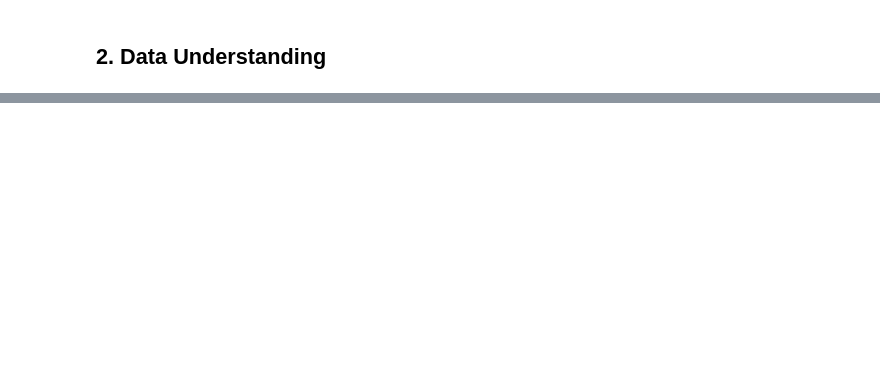
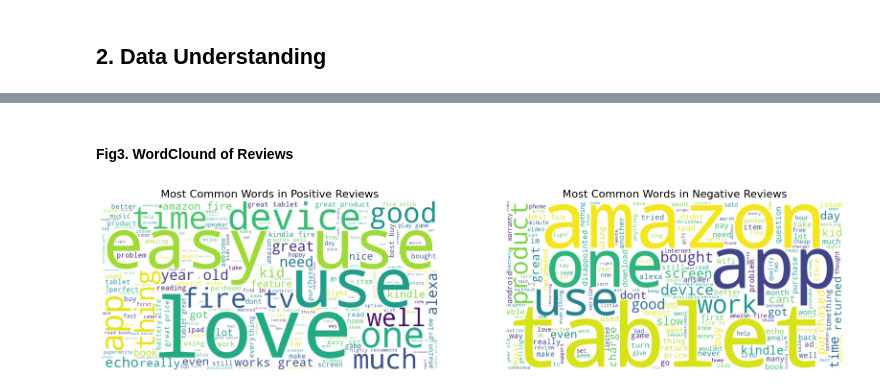
Before and after one commit to hungkaihsin/Capstone-Projet-of-Customer-Analytics, a Jupyter notebook: main.ipynb, the cells around one changed output, grey strips where cells are left out. Drawn from its saved outputs; the diff is of its cells as text; code cells hidden in the pictures; blank space fills up the shorter version.

```diff
--- a/main.ipynb
+++ b/main.ipynb
@@ -128,0 +77,4 @@ dtype: int64
+# %%
+df_cleaned = master_df.copy()
+# %%
+df_cleaned.drop_duplicates(subset=['reviews.username', 'reviews.text', 'reviews.rating'], inplace=True)
@@ -128,0 +151,15 @@ dtype: int64
+# %%
+import re
+from nltk.corpus import stopwords
+stop_words = set(stopwords.words('english'))
+
+def clean_text(text):
+    text = str(text)
+    text = text.lower()
+    text = re.sub(r'[^\w\s]', '', text)
+    text = re.sub(r'\d+', '', text)
+    text = " ".join(word for word in text.split() if word not in stop_words)
+    return text
+
+df_cleaned['reviews.text_cleaned'] = df_cleaned['reviews.text'].apply(clean_text)
+df_cleaned['reviews.title_cleaned'] = df_cleaned['reviews.title'].apply(clean_text)
@@ -128,0 +225,38 @@ dtype: int64
+# %% [markdown]
+#### Fig3. WordClound of Reviews
+# %%
+from wordcloud import WordCloud
+import matplotlib.pyplot as plt
+
+# Create a dataframe for positive and negative reviews
+positive_reviews = df_cleaned[df_cleaned['reviews.rating'].isin([4, 5])]['reviews.text_cleaned']
+negative_reviews = df_cleaned[df_cleaned['reviews.rating'].isin([1, 2])]['reviews.text_cleaned']
+
+# Join the reviews into a single string for each category
+positive_text = ' '.join(positive_reviews)
+negative_text = ' '.join(negative_reviews)
+
+# Create the word cloud for positive reviews
+wordcloud_positive = WordCloud(width=800, height=400, background_color='white'
+).generate(positive_text)
+
+# Create the word cloud for negative reviews
+wordcloud_negative = WordCloud(width=800, height=400, background_color='white'
+).generate(negative_text)
+
+# Plot the word clouds
+plt.figure(figsize=(20, 10))
+
+plt.subplot(1, 2, 1)
+plt.imshow(wordcloud_positive, interpolation='bilinear')
+plt.title('Most Common Words in Positive Reviews', fontsize=16)
+plt.axis('off')
+
+plt.subplot(1, 2, 2)
+plt.imshow(wordcloud_negative, interpolation='bilinear')
+plt.title('Most Common Words in Negative Reviews', fontsize=16)
+plt.axis('off')
+
+plt.show()
+# %% [output]
+[figure, added]
```
Also changed, not shown: parts of 32 cells of this notebook.
